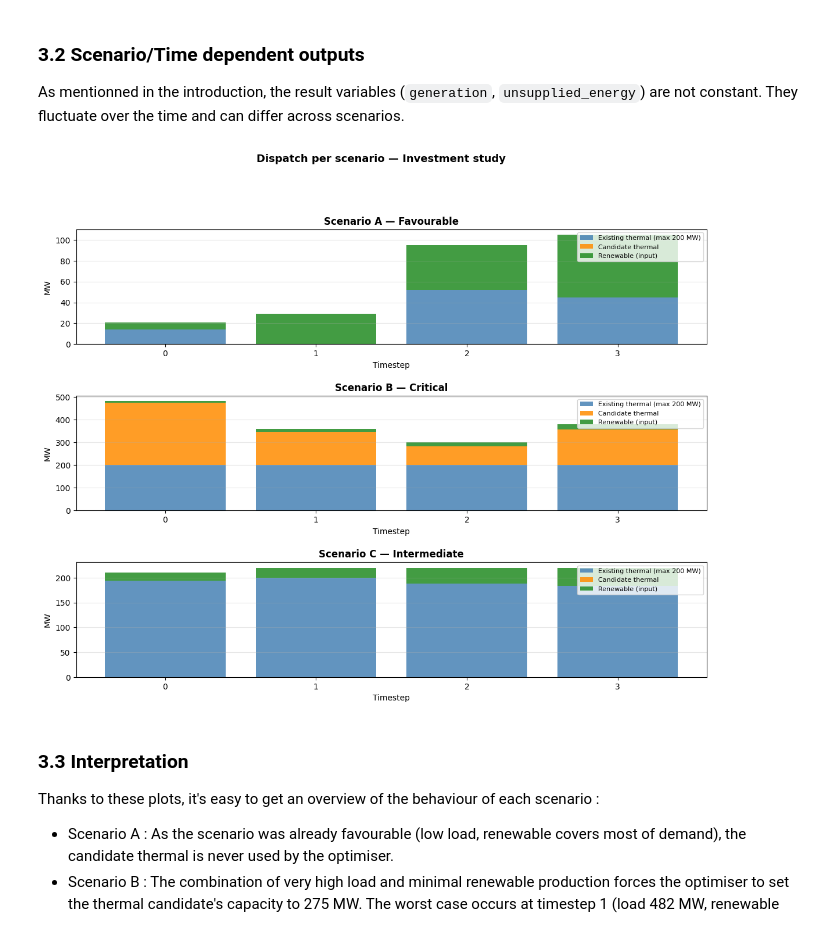
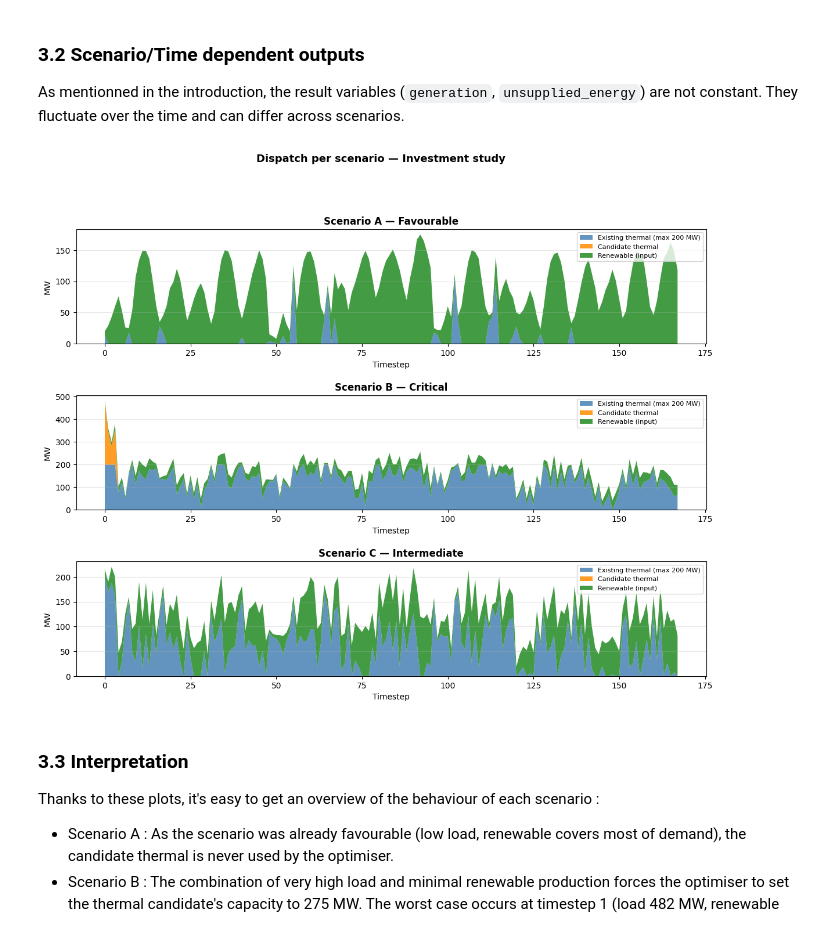
Before and after one commit to AntaresSimulatorTeam/GEMS, a Jupyter notebook: doc/getting-started/Tutorial_3_Investment/3_Tutorial_Investment.ipynb, the cells around one changed output. Drawn from its saved outputs; the diff is of its cells as text; code cells hidden in the pictures.

Commit message:
use stack plots

```diff
--- a/doc/getting-started/Tutorial_3_Investment/3_Tutorial_Investment.ipynb
+++ b/doc/getting-started/Tutorial_3_Investment/3_Tutorial_Investment.ipynb
@@ -78,7 +78,7 @@ study = load_study(study_dir)
 print("\tStudy loaded")
 
 optim_config = OptimConfig(
-    time_scope=TimeScopeConfig(first_time_step=0, last_time_step=3),
+    time_scope=TimeScopeConfig(first_time_step=0, last_time_step=167),
     scenario_scope=ScenarioScopeConfig(nb_scenarios=3),
 )
 
@@ -132,48 +132,46 @@ from IPython.display import display
 renewable_data = np.loadtxt(study_dir / "input/data-series/renewable_gen.txt")
 
 scenario_labels = ["Scenario A — Favourable", "Scenario B — Critical", "Scenario C — Intermediate"]
-timesteps = list(range(4))
+timesteps = list(range(168))
+colors = ["steelblue", "darkorange", "forestgreen"]
+stack_labels = ["Existing thermal (max 200 MW)", "Candidate thermal", "Renewable (input)"]
 
 fig = plt.figure(figsize=(14, 10))
 gs = gridspec.GridSpec(3, 1, hspace=0.45)
 
 for s, label in enumerate(scenario_labels):
     ax = fig.add_subplot(gs[s])
 
     existing_gen  = result.component("thermal_existing").output("generation").value(scenario_index=s).values
     candidate_gen = result.component("candidate_thermal").output("generation").value(scenario_index=s).values
     renewable_gen = renewable_data[timesteps, s]
     unsupplied    = result.component("node").output("unsupplied_energy").value(scenario_index=s).values
 
-    ax.bar(timesteps, existing_gen,  label="Existing thermal (max 200 MW)", color="steelblue",   alpha=0.85)
-    ax.bar(timesteps, candidate_gen, label="Candidate thermal",              color="darkorange",  alpha=0.85,
-           bottom=existing_gen)
-    ax.bar(timesteps, renewable_gen, label="Renewable (input)",              color="forestgreen", alpha=0.85,
-           bottom=existing_gen + candidate_gen)
+    ax.stackplot(timesteps, existing_gen, candidate_gen, renewable_gen,
+                 labels=stack_labels, colors=colors, alpha=0.85)
 
     if any(u > 0.1 for u in unsupplied):
         ax.plot(timesteps, unsupplied, "rv--", linewidth=1.5, markersize=6, label="Unsupplied energy")
 
     ax.set_title(label, fontweight="bold")
     ax.set_xlabel("Timestep")
     ax.set_ylabel("MW")
-    ax.set_xticks(timesteps)
     ax.legend(loc="upper right", fontsize=8)
     ax.grid(True, axis="y", alpha=0.3)
 
 fig.suptitle("Dispatch per scenario — Investment study", fontsize=13, fontweight="bold", y=1.01)
 
 buf = io.BytesIO()
 fig.savefig(buf, format="png", bbox_inches="tight")
 buf.seek(0)
 display(
     {"image/png": base64.b64encode(buf.read()).decode()},
     raw=True,
-    metadata={"image/png": {"alt": "Stacked bar charts showing dispatch (existing thermal, candidate thermal, renewable) for each of the 3 scenarios across 4 timesteps."}}
+    metadata={"image/png": {"alt": "Stacked area charts showing dispatch (existing thermal, candidate thermal, renewable) for each of the 3 scenarios across 168 timesteps."}}
 )
 plt.close(fig)
 # %% [output]
-[figure, old version]
+[figure, new version]
 # %% [markdown]
 ### 3.3 Interpretation
 
```
Also changed, not shown: parts of 1 cell of this notebook.
